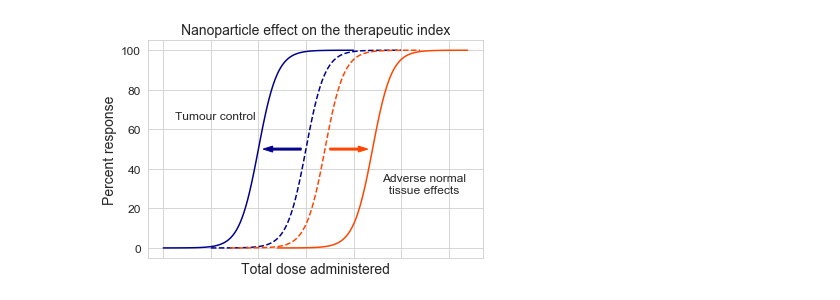
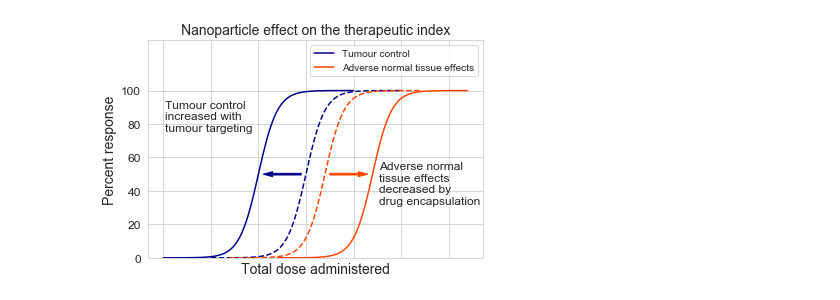
Before and after one commit to drichts/Reconstruction, a Jupyter notebook: presentations/WIMP21/wimp_figures.ipynb, the cells around one changed output. Saved outputs shown, nothing was run; the diff lists cells and outputs as text; code cells hidden in the pictures.

```diff
--- a/presentations/WIMP21/wimp_figures.ipynb
+++ b/presentations/WIMP21/wimp_figures.ipynb
@@ -2,40 +2,43 @@
 import numpy as np
 import matplotlib.pyplot as plt
 import seaborn as sns
 
 def sigmoid(xpts):
     return 100 / (1 + np.exp(-1*xpts))
 
 xpts1 = np.linspace(-10, 10, 100)
 # xpts2 = np.linspace(40, 60, 100)
 
 sns.set_style('whitegrid')
 
 fig1 = plt.figure(figsize=(6, 4))
+plt.plot(xpts1+15, sigmoid(xpts1), color='darkblue', ls='-')
+plt.plot(xpts1+27, sigmoid(xpts1), color='orangered', ls='-')
 plt.plot(xpts1+20, sigmoid(xpts1), color='darkblue', ls='--')
 plt.plot(xpts1+22, sigmoid(xpts1), color='orangered', ls='--')
-plt.plot(xpts1+15, sigmoid(xpts1), color='darkblue', ls='-')
-plt.plot(xpts1+27, sigmoid(xpts1), color='orangered', ls='-')
+
 plt.arrow(19.5, 50, -4, 0, width=1, length_includes_head=True, head_length=1, color='darkblue')
 plt.arrow(22.5, 50, 4, 0, width=1, length_includes_head=True, head_length=1, color='orangered')
-plt.annotate('Tumour control', (0.08, 0.65), xycoords='axes fraction', va='center', fontsize=12)
-plt.annotate('Adverse normal\n  tissue effects', (0.7, 0.34), xycoords='axes fraction', va='center', fontsize=12)
+plt.annotate('Tumour control \nincreased with\ntumour targeting', (0.05, 0.65), xycoords='axes fraction', va='center', fontsize=12)
+plt.annotate('Adverse normal \ntissue effects \ndecreased by \ndrug encapsulation', (0.69, 0.34), xycoords='axes fraction', va='center', fontsize=12)
+plt.legend(['Tumour control', 'Adverse normal tissue effects'])
 plt.xlabel('Total dose administered', fontsize=14)
 plt.ylabel('Percent response', fontsize=14)
 plt.title('Nanoparticle effect on the therapeutic index', fontsize=14)
-
+plt.yticks([0, 20, 40, 60, 80, 100])
 # plt.legend(['Tumour control before', 'Adverse effect before', 'Tumour control after', 'Adverse effect after'])
 plt.tick_params(
     axis='x',          # changes apply to the x-axis
     which='both',      # both major and minor ticks are affected
     bottom=False,      # ticks along the bottom edge are off
     top=False,         # ticks along the top edge are off
     labelbottom=False)
 plt.tick_params(axis='y', labelsize=12)
+plt.ylim([0, 130])
 plt.show()
-# fig1.savefig(r'D:\OneDrive - University of Victoria\Files\Grad School\Writings and Presentations\Posters\WIMP21\t_index.png', dpi=500)
+fig1.savefig(r'D:\OneDrive - University of Victoria\Files\Grad School\Writings and Presentations\Posters\WIMP21\t_index.png', dpi=500)
 # %% [output]
-[figure, old version]
+[figure, new version]
 # %%
 import os
 import numpy as np
```
Also changed, not shown: parts of 1 cell of this notebook, 3 other files.
